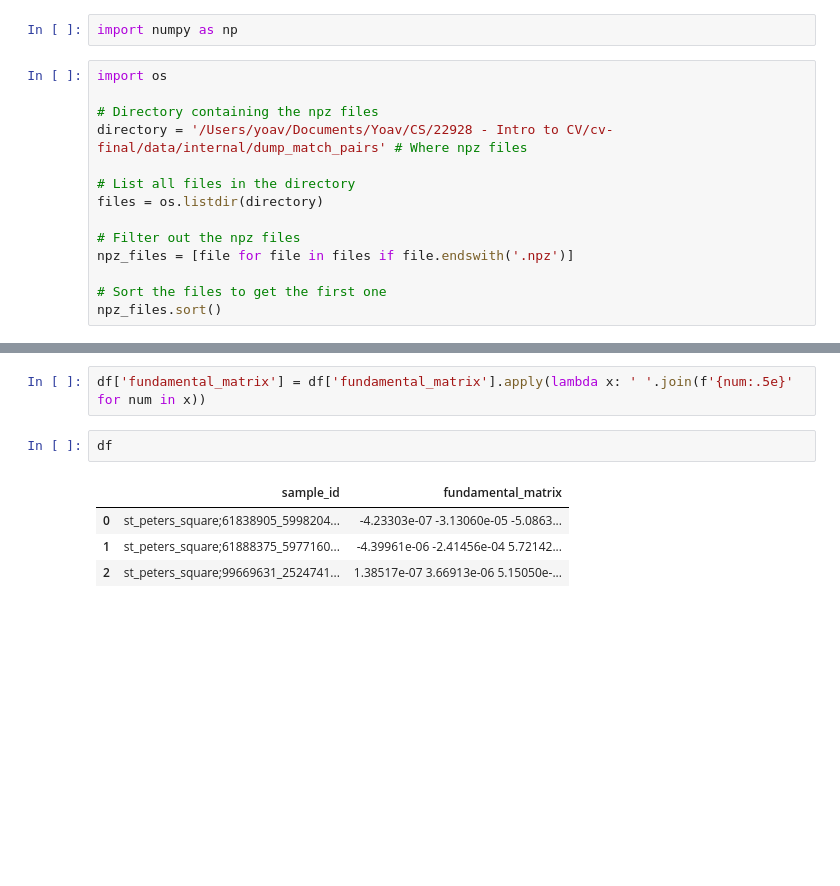
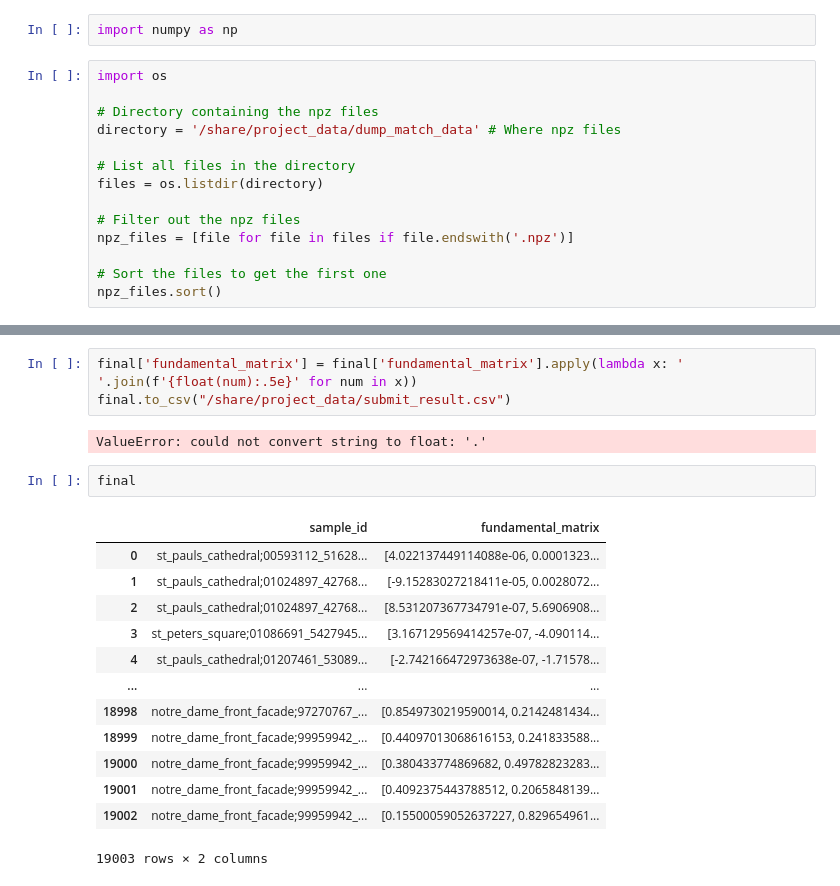
Before and after one commit to BigBabik/cv-final, a Jupyter notebook: bla.ipynb, the cells around one changed output, grey strips where cells are left out. Cells and saved outputs as stored; diff of their text form; blank space fills up the shorter version.

```diff
--- a/bla.ipynb
+++ b/bla.ipynb
@@ -4,7 +4,7 @@ import numpy as np
 import os
 
 # Directory containing the npz files
-directory = '/Users/yoav/Documents/Yoav/CS/22928 - Intro to CV/cv-final/data/internal/dump_match_pairs' # Where npz files
+directory = '/share/project_data/dump_match_data' # Where npz files
 
 # List all files in the directory
 files = os.listdir(directory)
@@ -87,9 +210,21 @@ final.to_csv("submit.csv")
 # %%
-df['fundamental_matrix'] = df['fundamental_matrix'].apply(lambda x: ' '.join(f'{num:.5e}' for num in x))
+final['fundamental_matrix'] = final['fundamental_matrix'].apply(lambda x: ' '.join(f'{float(num):.5e}' for num in x))
+final.to_csv("/share/project_data/submit_result.csv")
+# %% [output]
+ValueError: could not convert string to float: '.'
-# %%
-df
-# %% [output]
-|  | sample_id | fundamental_matrix |
-| 0 | st_peters_square;61838905_5998204... | -4.23303e-07 -3.13060e-05 -5.0863... |
-| 1 | st_peters_square;61888375_5977160... | -4.39961e-06 -2.41456e-04 5.72142... |
-| 2 | st_peters_square;99669631_2524741... | 1.38517e-07 3.66913e-06 5.15050e-... |
+# %%
+final
+# %% [output]
+|  | sample_id | fundamental_matrix |
+| 0 | st_pauls_cathedral;00593112_51628... | [4.022137449114088e-06, 0.0001323... |
+| 1 | st_pauls_cathedral;01024897_42768... | [-9.15283027218411e-05, 0.0028072... |
+| 2 | st_pauls_cathedral;01024897_42768... | [8.531207367734791e-07, 5.6906908... |
+| 3 | st_peters_square;01086691_5427945... | [3.167129569414257e-07, -4.090114... |
+| 4 | st_pauls_cathedral;01207461_53089... | [-2.742166472973638e-07, -1.71578... |
+| ... | ... | ... |
+| 18998 | notre_dame_front_facade;97270767_... | [0.8549730219590014, 0.2142481434... |
+| 18999 | notre_dame_front_facade;99959942_... | [0.44097013068616153, 0.241833588... |
+| 19000 | notre_dame_front_facade;99959942_... | [0.380433774869682, 0.49782823283... |
+| 19001 | notre_dame_front_facade;99959942_... | [0.4092375443788512, 0.2065848139... |
+| 19002 | notre_dame_front_facade;99959942_... | [0.15500059052637227, 0.829654961... |
+19003 rows × 2 columns
```
Also changed, not shown: parts of 4 cells of this notebook, 21 other files.
